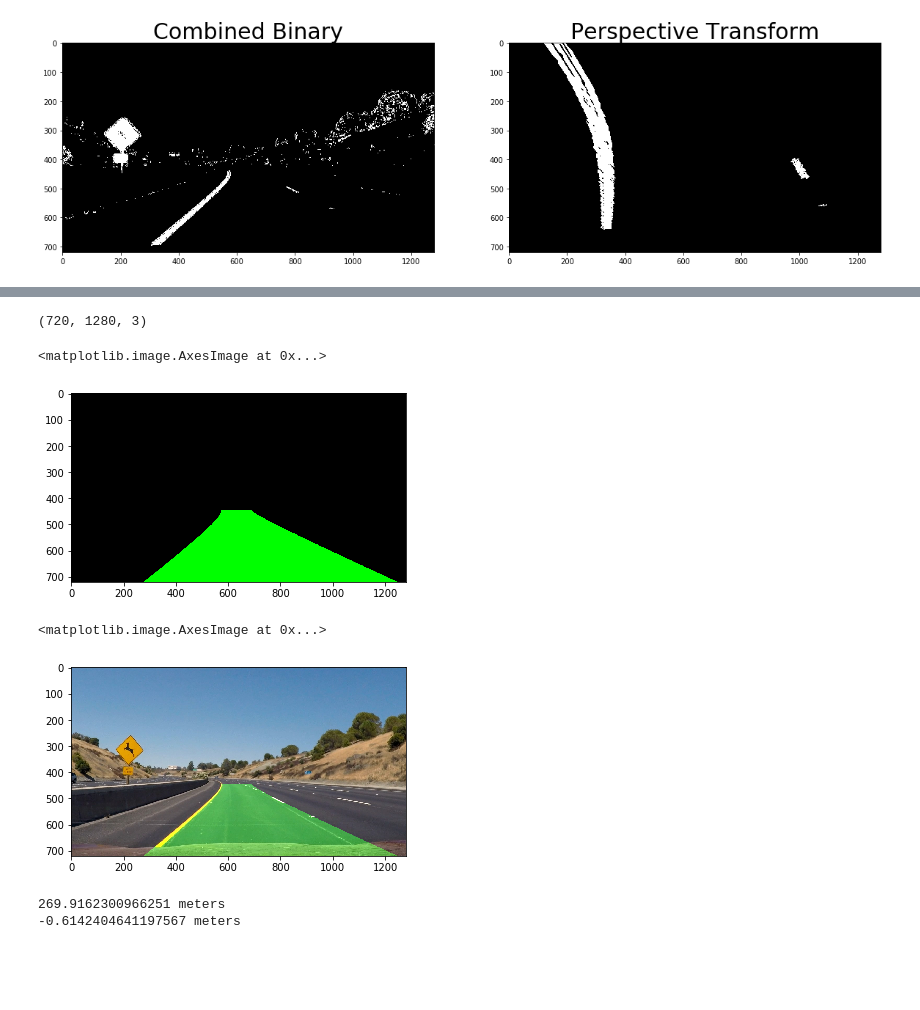
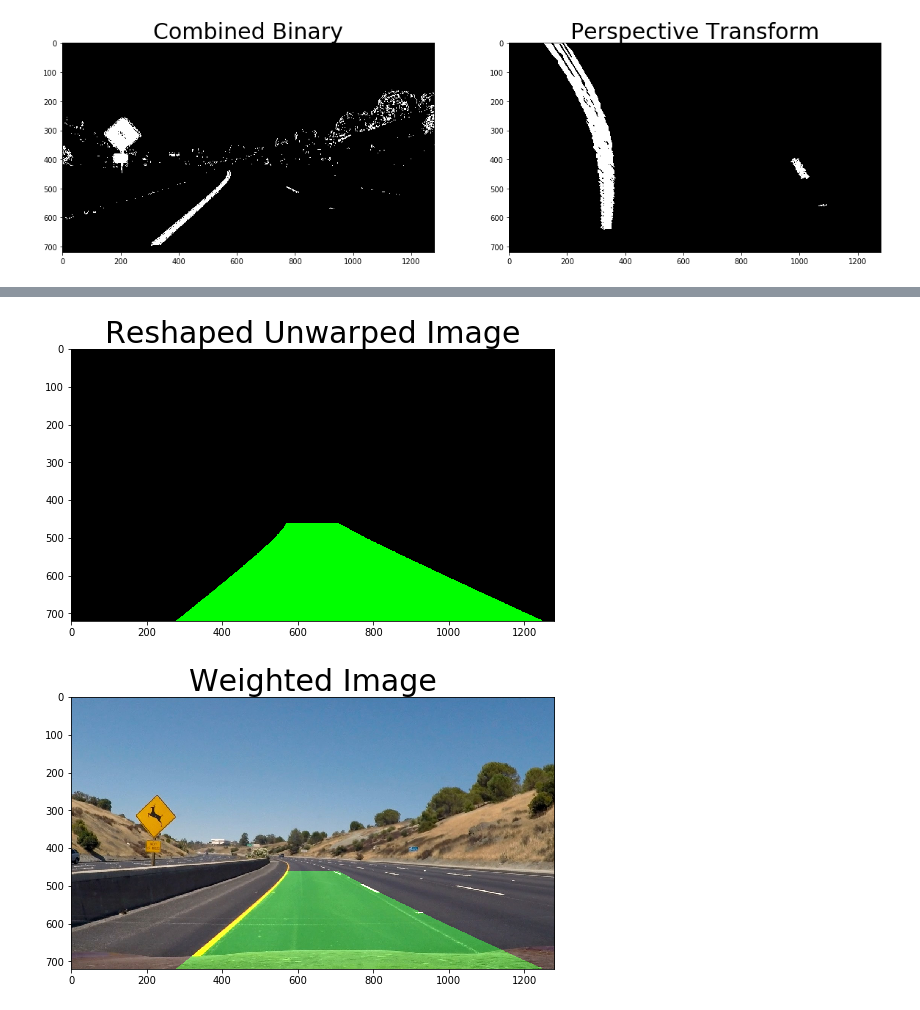
Before and after one commit to tyler-lewis-udacity/Advanced_Lane_Finding, a Jupyter notebook: P4_advanced_lane_finding.ipynb, the cells around one changed output, grey strips where cells are left out. Drawn from its saved outputs; the diff is of its cells as text; code cells hidden in the pictures; blank space fills up the shorter version.

```diff
--- a/P4_advanced_lane_finding.ipynb
+++ b/P4_advanced_lane_finding.ipynb
@@ -477,7 +580,0 @@ def fill_image(line_fits_binary):
-# %%
-def unwarp_image(filled_image, Minv):
-    # Grab the image shape (width (pos-right), height (pos-down))
-    img_size = (filled_image.shape[1], filled_image.shape[0])
-    # Unwarp the warped image using OpenCV warpPerspective()
-    unwarped_image = cv2.warpPerspective(filled_image, Minv, img_size)
-    return unwarped_image
@@ -603,0 +634,2 @@ plt.imshow(unwarped_image, cmap='gray')
+# %%
+unwarped_image = unwarp_image(filled_image, Minv, cutoff_height=460)
@@ -604,21 +638,8 @@ plt.imshow(unwarped_image, cmap='gray')
 # %%
 reshaped_unwarped_image = reshape_unwarped(unwarped_image)
-print(reshaped_unwarped_image.shape)
-plt.imshow(reshaped_unwarped_image)
 # %% [output]
-(720, 1280, 3)
-<matplotlib.image.AxesImage at 0x...>
-[figure, old version]
+[figure, new version]
 # %%
 weighted_image = weigh_image(reshaped_unwarped_image, original_image, α=1.0, β=0.4, λ=0.)
-#plt.figure(figsize=(20,10))
-plt.imshow(weighted_image)
 # %% [output]
-<matplotlib.image.AxesImage at 0x...>
-[figure, old version]
+[figure, new version]
-# %%
-print(avg_curverad, 'meters')
-print(distance_from_center, 'meters')
-# %% [output]
-269.9162300966251 meters
--0.6142404641197567 meters
```
Also changed, not shown: parts of 37 cells of this notebook.
